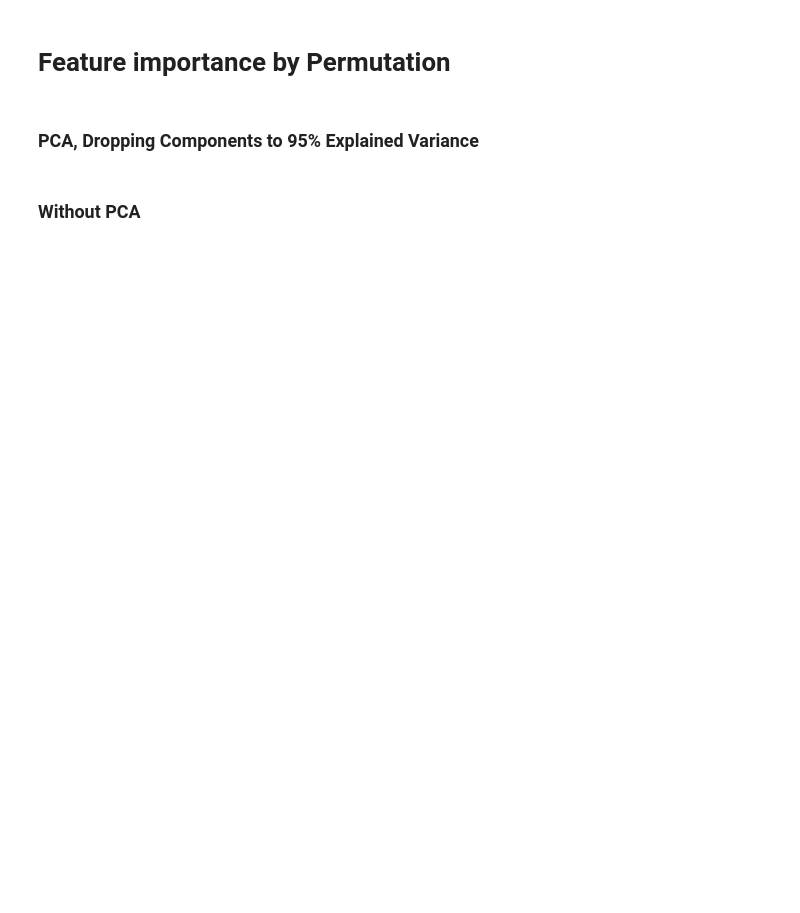
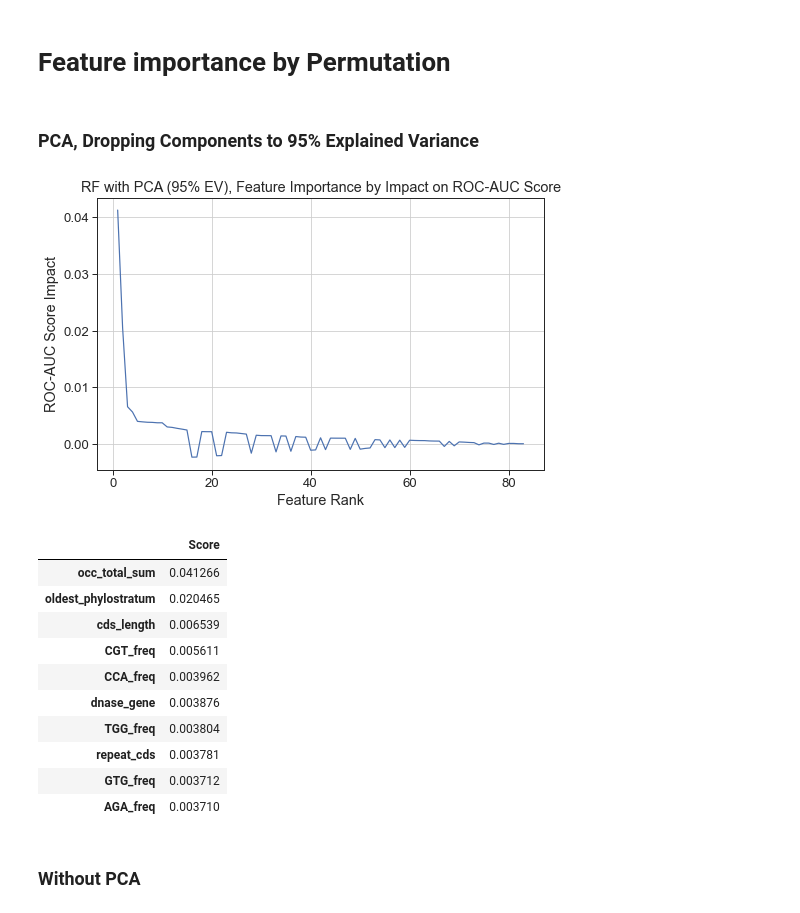
Before and after one commit to edoardodraetta/ml_geneticdisease, a Jupyter notebook: FeatureImportance/FI_RanFor.ipynb, the cells around one changed output. Cells and saved outputs as stored; diff of their text form; code cells hidden in the pictures; blank space fills up the shorter version.

```diff
--- a/FeatureImportance/FI_RanFor.ipynb
+++ b/FeatureImportance/FI_RanFor.ipynb
@@ -152,14 +218,18 @@ Testing set shape: (3634, 83) (3634,)
 # Feature importance by Permutation
 # %%
 from sklearn.inspection import permutation_importance
+from sklearn.model_selection import train_test_split
 
 def calc_importances(model, x, y, ranseed=0):
 
+    # Train/test split
+    x_tr, x_te, y_tr, y_te = train_test_split(x, y, test_size=0.2, random_state=ranseed)
+
     # Train the model on the dataset
-    model.fit(x, y)
+    model.fit(x_tr, y_tr)
 
     # Compare the model against other models trained on permutations of the dataset
-    results = permutation_importance(model, x, y, n_repeats=10, random_state=ranseed, scoring='roc_auc', n_jobs=-1)
+    results = permutation_importance(model, x_te, y_te, n_repeats=10, random_state=ranseed, scoring='roc_auc', n_jobs=-1)
 
     return pd.DataFrame(results.importances_mean, columns=["Score"], index=features_df.columns)
 # %% [markdown]
@@ -175,20 +245,33 @@ rf_clf = Pipeline([
     ("rf", BalancedRandomForestClassifier(n_estimators=300,)),
 ])
 
-imp_pca_df = calc_importances(rf_clf, X_train, y_train, ranseed=42)
+imp_pca_df = calc_importances(rf_clf, X, y, ranseed=42)
 # %%
 data = imp_pca_df.sort_values(by="Score", key=abs, ascending=False)
 
 # Plot
 plt.figure(figsize=(8,5))
 sns.lineplot(x=np.arange(1, 84), y=data.to_numpy().flatten())
-plt.title("RF with PCA (95% EV), Feature Importance by Effect on ROC-AUC Score")
+plt.title("RF with PCA (95% EV), Feature Importance by Impact on ROC-AUC Score")
 plt.ylabel("ROC-AUC Score Impact")
 plt.xlabel("Feature Rank")
 plt.show()
 
 # Print the feature matrix sorted by importance
 data.head(10)
+# %% [output]
+[figure, added]
+|  | Score |
+| occ_total_sum | 0.041266 |
+| oldest_phylostratum | 0.020465 |
+| cds_length | 0.006539 |
+| CGT_freq | 0.005611 |
+| CCA_freq | 0.003962 |
+| dnase_gene | 0.003876 |
+| TGG_freq | 0.003804 |
+| repeat_cds | 0.003781 |
+| GTG_freq | 0.003712 |
+| AGA_freq | 0.003710 |
 # %% [markdown]
 ### Without PCA
 # %%
```
Also changed, not shown: parts of 11 cells of this notebook, 24 other files.
